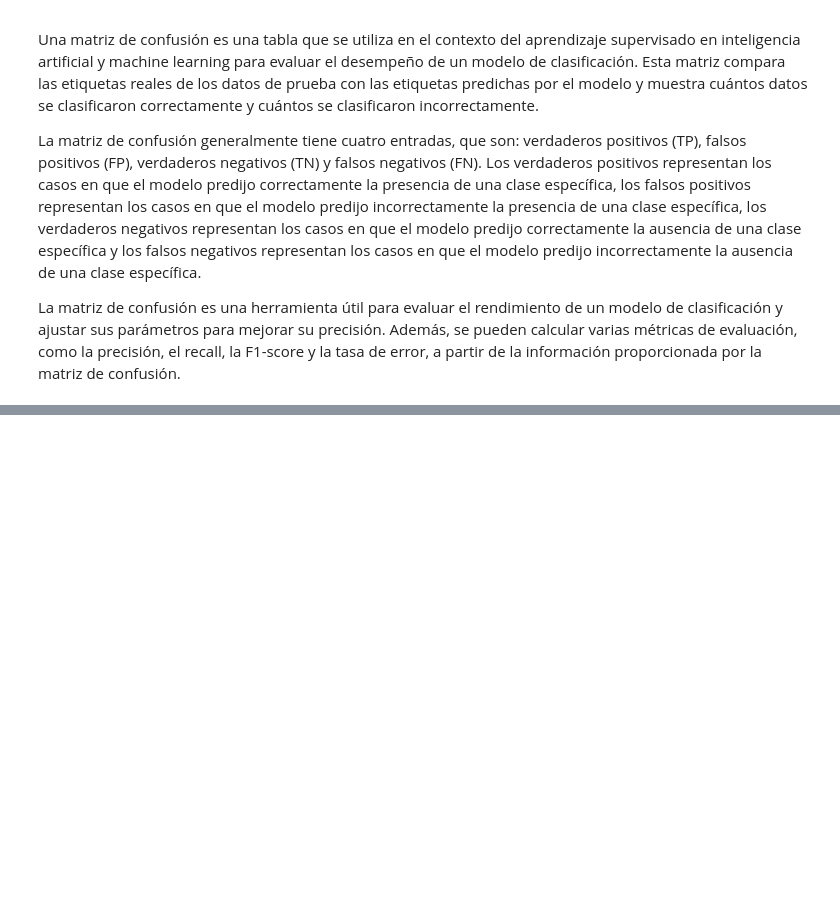
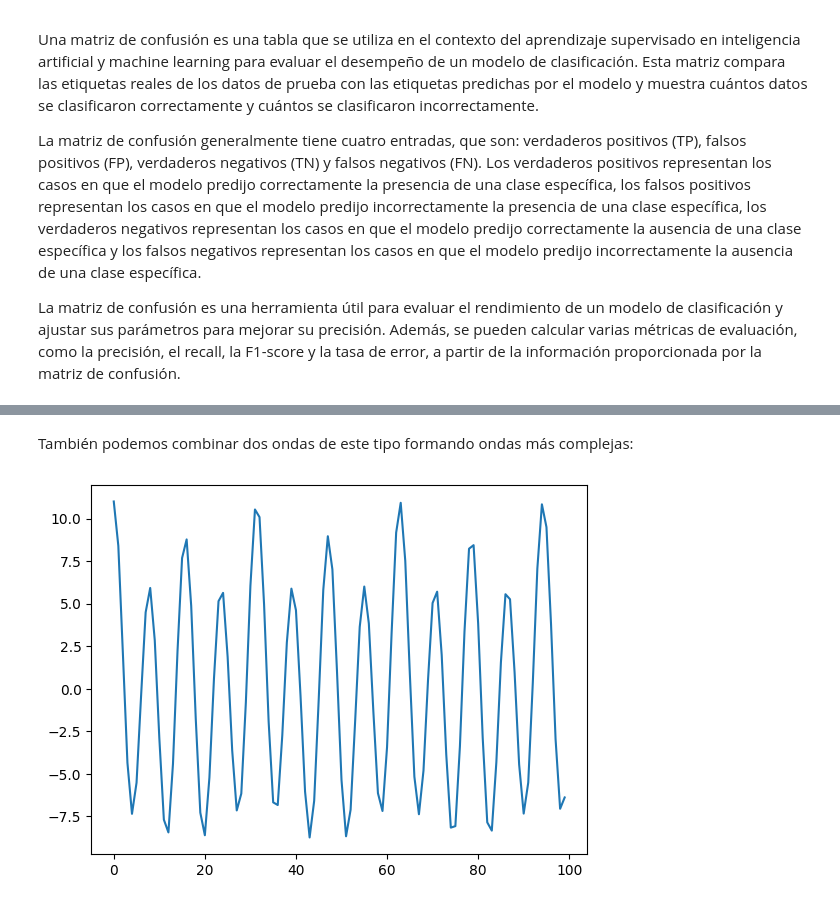
Before and after one commit to LuisPerdomo123/Inteligencia-Computacional, a Jupyter notebook: Perceptron_Multicapa_Caso_Practico_III.ipynb, the cells around one changed output, grey strips where cells are left out. Cells and saved outputs as stored; diff of their text form; code cells hidden in the pictures; blank space fills up the shorter version.

```diff
--- a/Perceptron_Multicapa_Caso_Practico_III.ipynb
+++ b/Perceptron_Multicapa_Caso_Practico_III.ipynb
@@ -198,0 +221,13 @@ La matriz de confusión es una herramienta útil para evaluar el rendimiento de
+# %% [markdown]
+También podemos combinar dos ondas de este tipo formando ondas más complejas:
+# %%
+cos1 = np.cos(np.arange(0, 20, 0.2))
+cos2 = 2*np.cos(np.arange(0, 20, 0.2)*2)
+cos3 = 8*np.cos(np.arange(0, 20, 0.2)*4)
+
+signal = cos1+cos2+cos3
+
+plt.plot(signal)
+plt.show()
+# %% [output]
+[figure, added]
```
Also changed, not shown: parts of 28 cells of this notebook.
